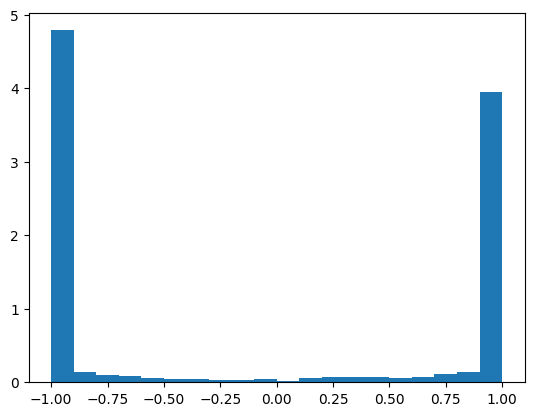
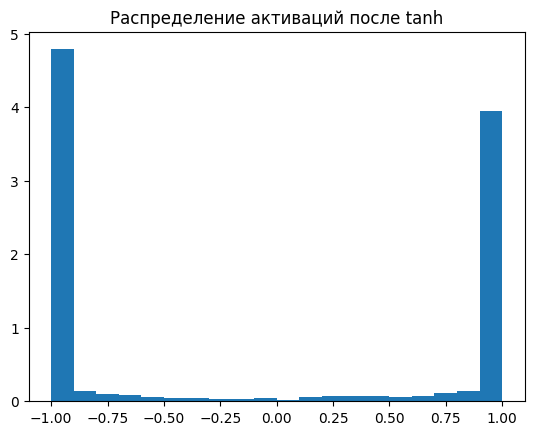
Unified diff of the notebook cell whose output changed from the first chart to the second:
--- before
+++ after
@@ -1,2 +1,3 @@
-plt.hist(h_act.flatten().tolist(), 20, density=True)
+plt.hist(h_act.detach().flatten().tolist(), 20, density=True)
+plt.title("Распределение активаций после tanh")
 plt.show()

Commit: 2026 w2: notebooks and assignment